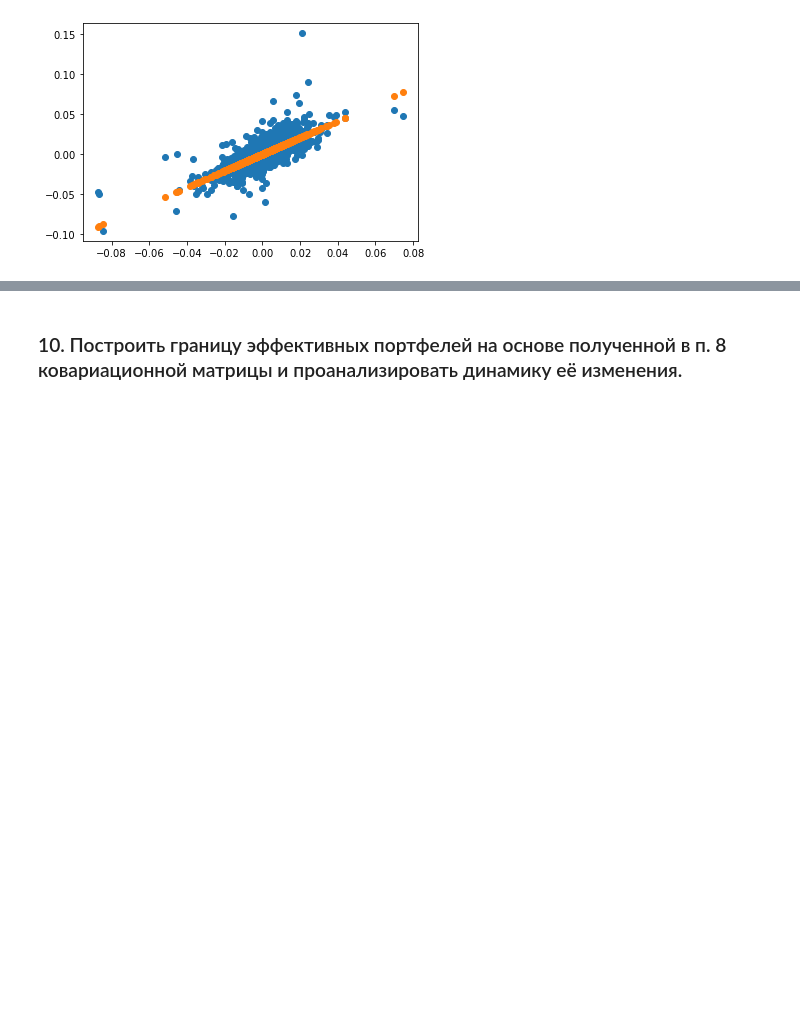
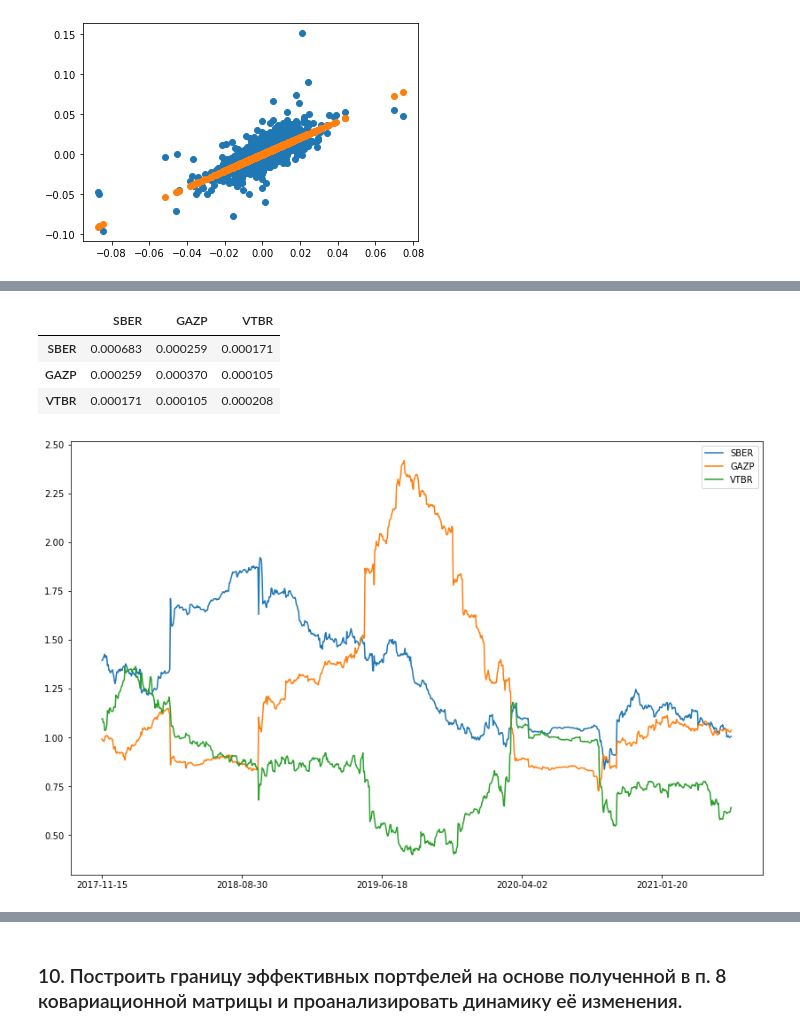
Before and after one commit to darkmetrics/portfolio_HW, a Jupyter notebook: scripts/task.ipynb, the cells around one changed output, grey strips where cells are left out. Drawn from its saved outputs; the diff is of its cells as text; code cells hidden in the pictures; blank space fills up the shorter version.

Commit message:
Finalized beta covariance matrix calculation

```diff
--- a/scripts/task.ipynb
+++ b/scripts/task.ipynb
@@ -470,0 +567,2 @@ class Beta:
+# %%
+test_rets = rets[['SBER', 'GAZP', 'VTBR']]
@@ -513,0 +707,5 @@ To do:
+# %%
+%%time
+testbeta = BetaCov(test_rets, indexes.IMOEX)
+testbeta.fit(agg_period=900, window=126, method='mean')
+testbeta.vcov
@@ -513,0 +740,11 @@ To do:
+# %%
+(testbeta.data * pd.Series(testbeta.average_betas)).cov()
+# %% [output]
+|  | SBER | GAZP | VTBR |
+| SBER | 0.000683 | 0.000259 | 0.000171 |
+| GAZP | 0.000259 | 0.000370 | 0.000105 |
+| VTBR | 0.000171 | 0.000105 | 0.000208 |
+# %%
+testbeta.betas.sort_index(ascending=True).plot(figsize=(14, 9));
+# %% [output]
+[figure, added]
```
Also changed, not shown: parts of 18 cells of this notebook, 2 other files.
